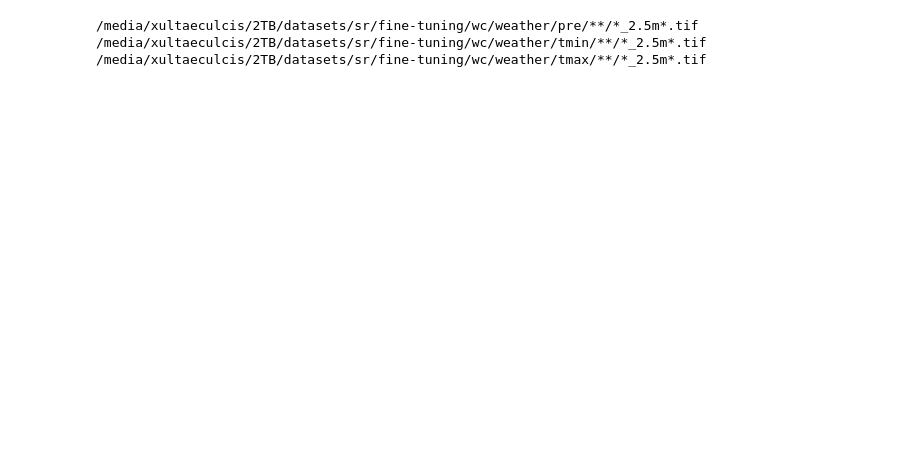
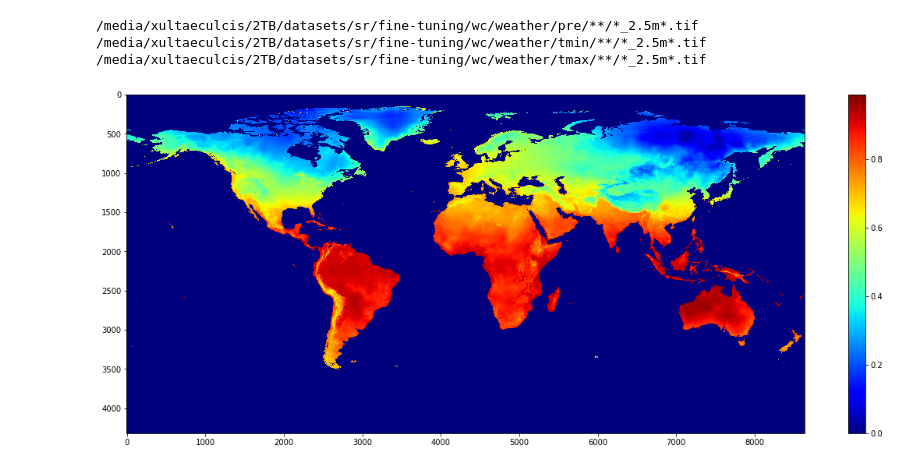
Before and after one commit to xultaeculcis/climate-super-resolution, a Jupyter notebook: notebooks/climate-dataset-preparation.ipynb, the cells around one changed output. Saved outputs shown, nothing was run; the diff lists cells and outputs as text; code cells hidden in the pictures; blank space fills up the shorter version.

Commit message:
Update dataset generator, WIP. make patches

```diff
--- a/notebooks/climate-dataset-preparation.ipynb
+++ b/notebooks/climate-dataset-preparation.ipynb
@@ -183,15 +283,3 @@ class WorldClimScaler:
         X = X.copy()
         X[X == 0.0] = np.nan
         return X * (self.data_max_ - self.data_min_) + self.data_min_
-# %%
-for var in variables:
-    scaler = WorldClimScaler()
-    scaler.fit(fpaths=fpaths[var]["2.5m"])
-    scaler.transform(fpaths=fpaths[var]["2.5m"], out_dir=os.path.join(output_dir, var))
-# %%
-elev_files = glob(
-    "/media/xultaeculcis/2TB/datasets/sr/fine-tuning/wc/elevation/*_2.5m*.tif"
-)
-scaler = WorldClimScaler()
-scaler.fit(elev_files)
-scaler.transform(fpaths=elev_files, out_dir=os.path.join(output_dir, "elev"))
@@ -197,0 +342,15 @@ scaler.transform(fpaths=elev_files, out_dir=os.path.join(output_dir, "elev"))
+# %%
+for var in variables:
+    scaler = WorldClimScaler()
+
+    for i in range(12):
+        f_path = fpaths["tmin"]["2.5m"][i]
+        arr = np.array(Image.open(f_path))
+        scaled = scaler.fit_transform_single(arr)
+
+        plot_clim_from_array(np.array(Image.fromarray(scaled)))
+        patch_count = make_patches(scaled, i, output_dir, "train")
+        break
+    break
+# %% [output]
+[figure, added]
```
Also changed, not shown: parts of 3 cells of this notebook, 2 other files.
